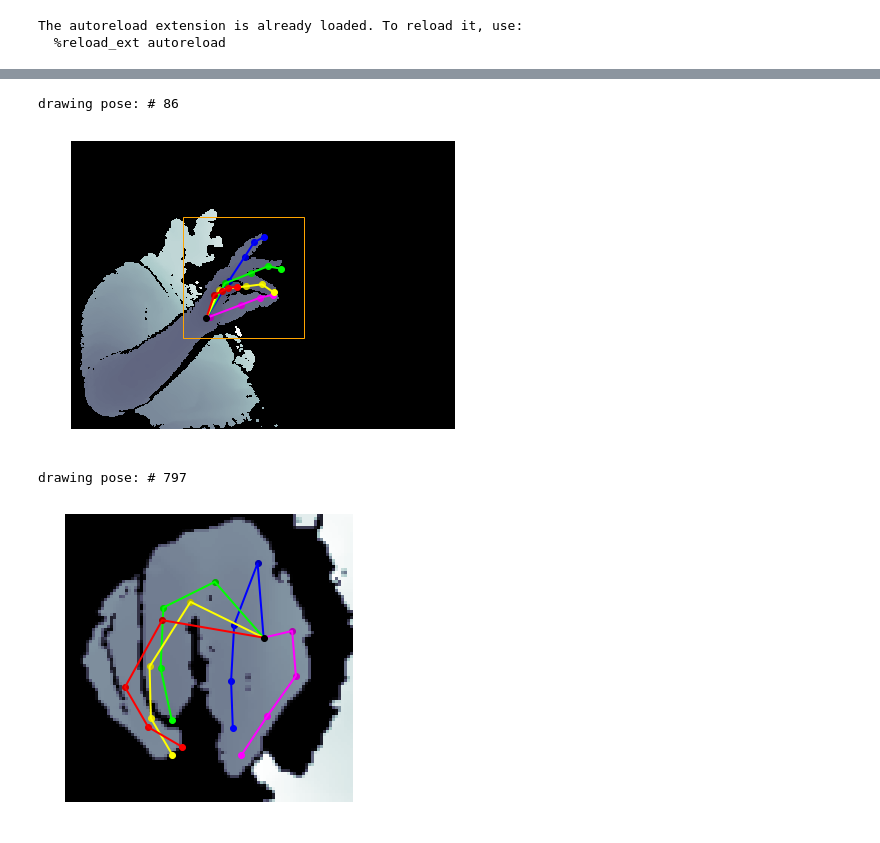
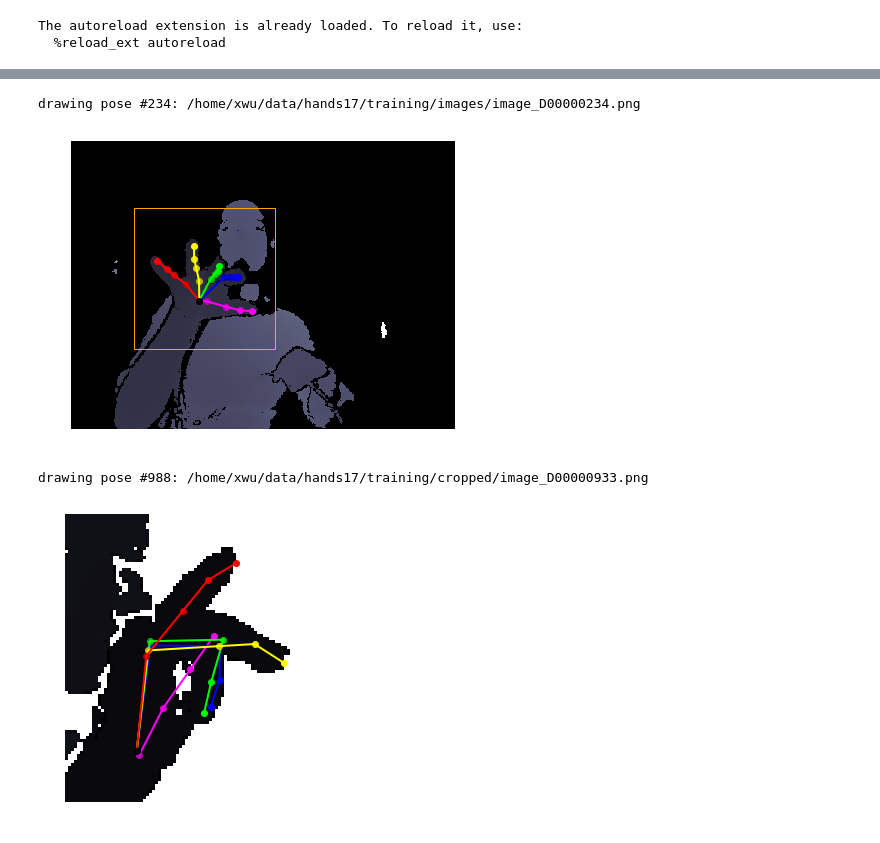
Before and after one commit to xkunwu/depth-hand, a Jupyter notebook: code/train/test_train.ipynb, the cells around one changed output, grey strips where cells are left out. Saved outputs shown, nothing was run; the diff lists cells and outputs as text; code cells hidden in the pictures.

Commit message:
data preprocessing

```diff
--- a/code/train/test_train.ipynb
+++ b/code/train/test_train.ipynb
@@ -21,14 +21,14 @@ drawing BoundingBox: # 614
 # %%
-hands17.draw_pose2_random(
+hands17.draw_pose_random(
     hands17.training_images,
-    hands17.training_annot
+    hands17.training_annot_cleaned
 )
-hands17.draw_pose2_random(
+hands17.draw_pose_random(
     hands17.training_cropped,
     hands17.training_annot_cropped
 )
 # %% [output]
-drawing pose: # 86
+drawing pose #234: /home/xwu/data/hands17/training/images/image_D00000234.png
-[figure, old version]
+[figure, new version]
-drawing pose: # 797
+drawing pose #988: /home/xwu/data/hands17/training/cropped/image_D00000933.png
-[figure, old version]
+[figure, new version]
```
Also changed, not shown: parts of 3 cells of this notebook, 2 other files.
